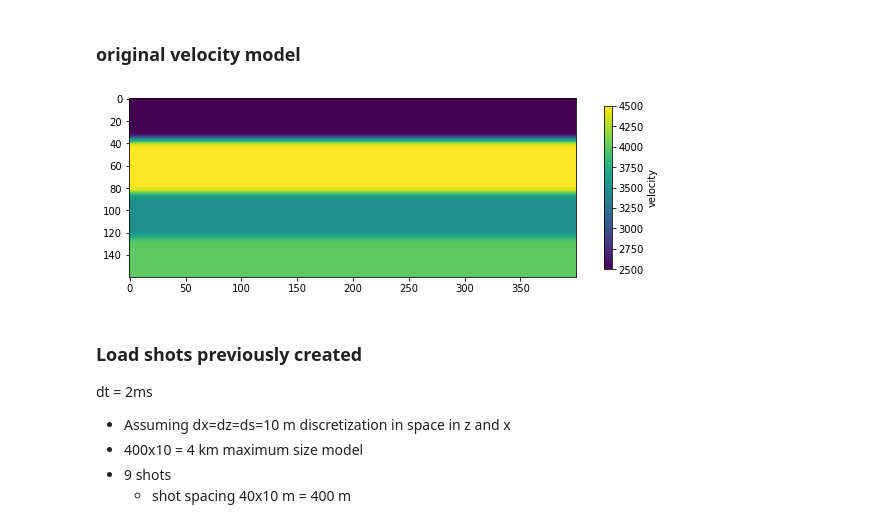
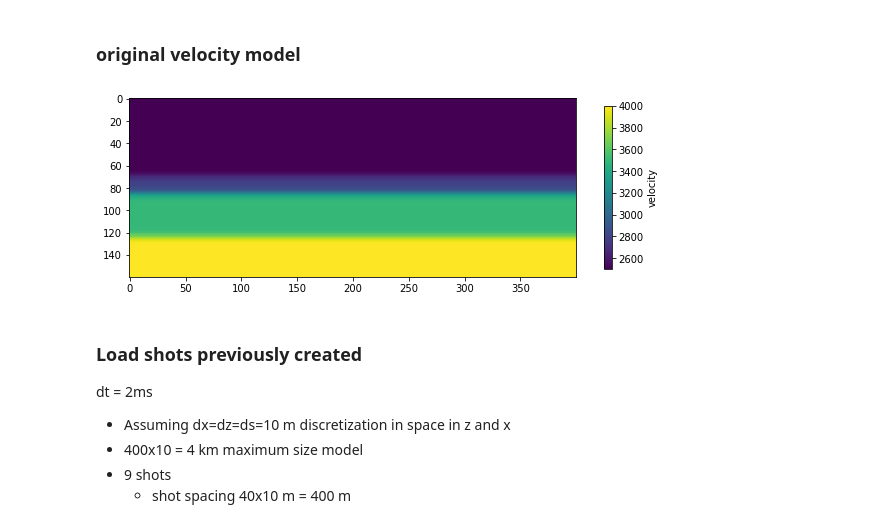
Before and after one commit to eusoubrasileiro/master, a Jupyter notebook: RTM Pre-Stack.ipynb, the cells around one changed output. Cells and saved outputs as stored; diff of their text form; code cells hidden in the pictures.

```diff
--- a/RTM Pre-Stack.ipynb
+++ b/RTM Pre-Stack.ipynb
@@ -99,30 +99,30 @@ def applyDamping(array, nz, nx, pad, decay):
 # %%
 import numpy as np
 from PIL import Image
 # loading velocity from wedge image file
 filename='slab.tif'
 img = Image.open(filename)
 img.load()
 img = img.convert('I') # gray scale, convert format
 velocity  = np.asarray(img, dtype=np.float32)
 velocity[:][velocity[:] == 255.0] = 2500.0
-velocity[:][velocity[:] == 0.0] = 4500.0
+velocity[:][velocity[:] == 0.0] = 2800.0
 velocity[:][velocity[:] == 146.0] = 3500.0
 velocity[:][velocity[:] == 36.0] = 4000.0
 plt.figure(figsize=(10,5))
 im = plt.imshow(velocity)
 plt.colorbar(im,  shrink=0.60, pad = 0.05, label=u'velocity')
 
 from scipy.ndimage import gaussian_filter
 
 smoothed = np.zeros(velocity.shape)
 sigma = 3 # I have no idea what a reasonable value is here
 gaussian_filter(velocity, sigma, output = smoothed)
 plt.imshow(smoothed)
 
 velocity = smoothed
 # %% [output]
-[figure, old version]
+[figure, new version]
 # %% [markdown]
 ### Load shots previously created
 
```
Also changed, not shown: parts of 35 cells of this notebook, 1 other file.
